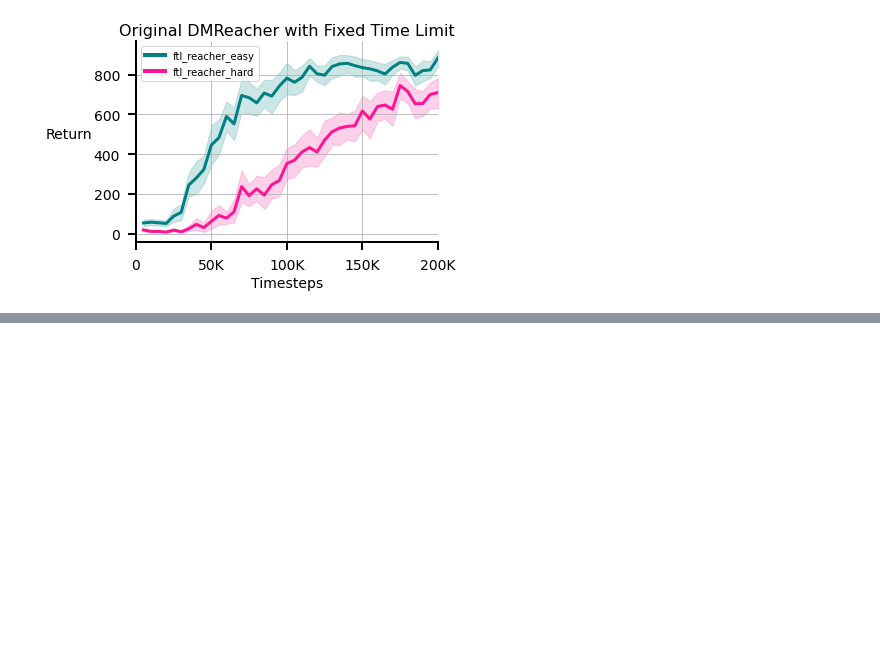
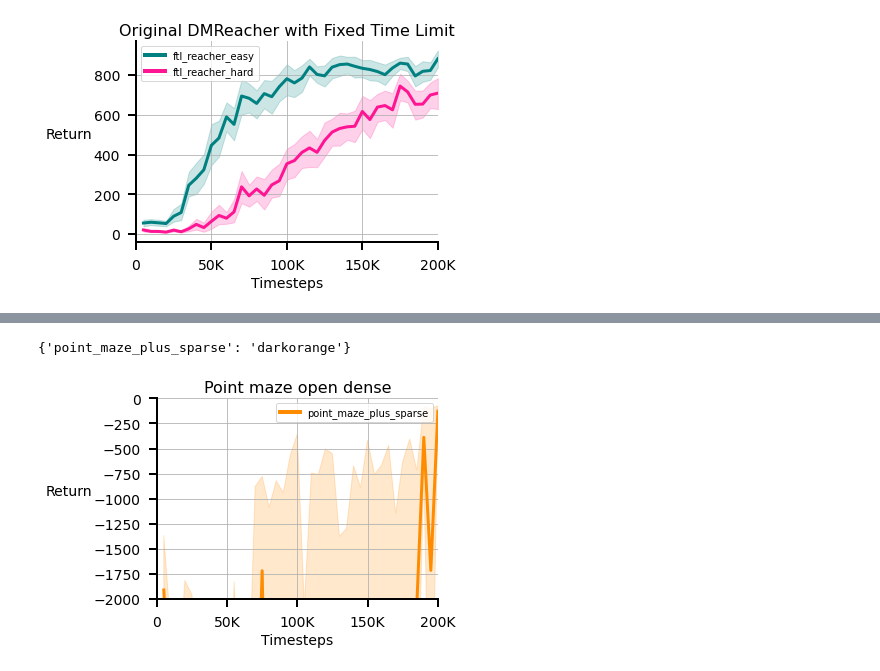
Before and after one commit to gauthamvasan/rl_suite, a Jupyter notebook: rl_suite/plot/reward_comparisons_plot.ipynb, the cells around one changed output, grey strips where cells are left out. Saved outputs shown, nothing was run; the diff lists cells and outputs as text; code cells hidden in the pictures; blank space fills up the shorter version.

Commit message:
Plotter updates

```diff
--- a/rl_suite/plot/reward_comparisons_plot.ipynb
+++ b/rl_suite/plot/reward_comparisons_plot.ipynb
@@ -314,0 +324,11 @@ Text(0.5, 0, '')
+# %%
+# Plot returns from numpy txt files with returns and episode lengths
+
+basepath = "/home/vasan/scratch/tro_paper"
+color_palette = {
+    "point_maze_plus_sparse": "darkorange",
+}
+plotter(basepath, color_palette, "Point maze open dense", ylim=[-2000, 0])
+# %% [output]
+{'point_maze_plus_sparse': 'darkorange'}
+[figure, added]
```
Also changed, not shown: parts of 6 cells of this notebook, 1 other file.
